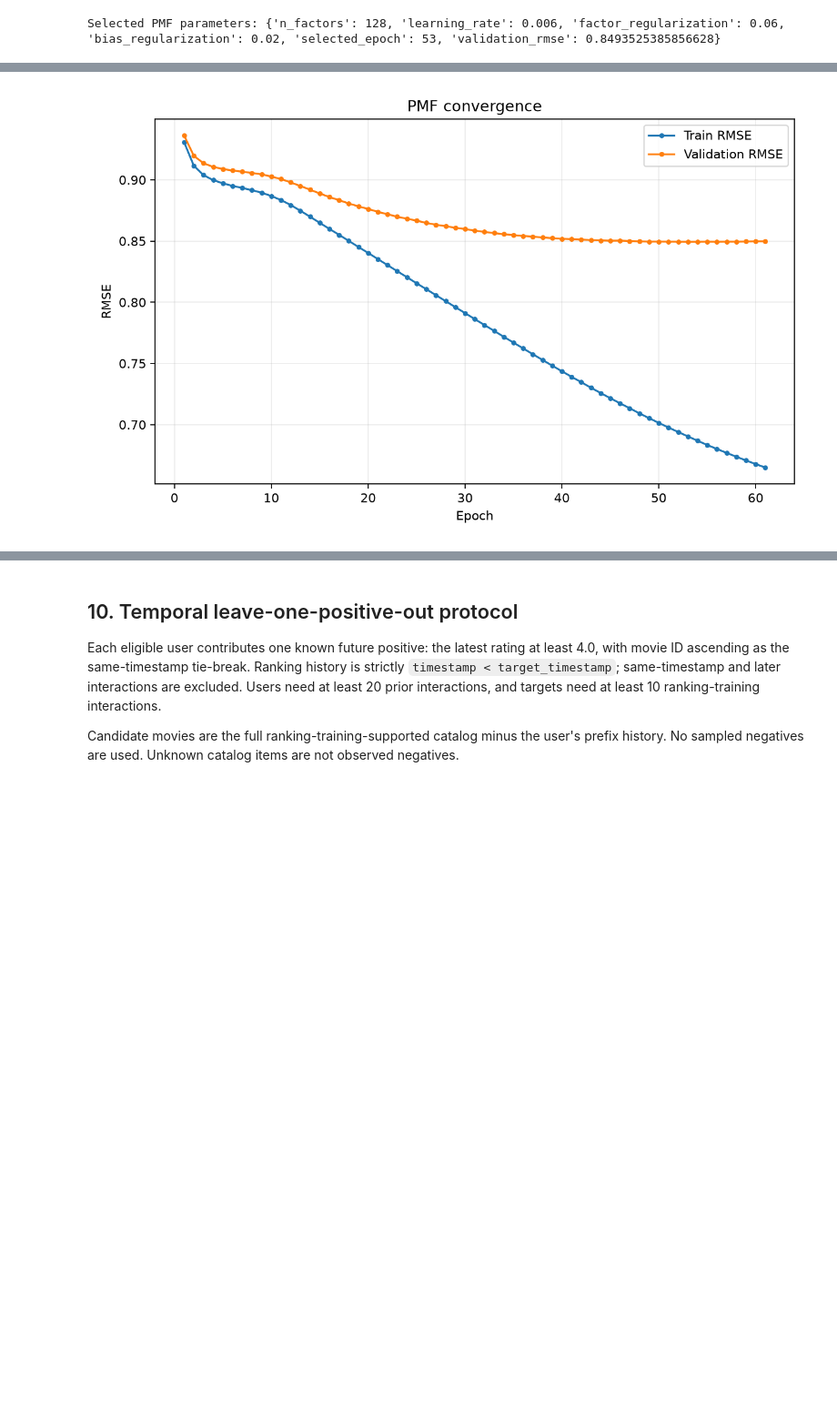
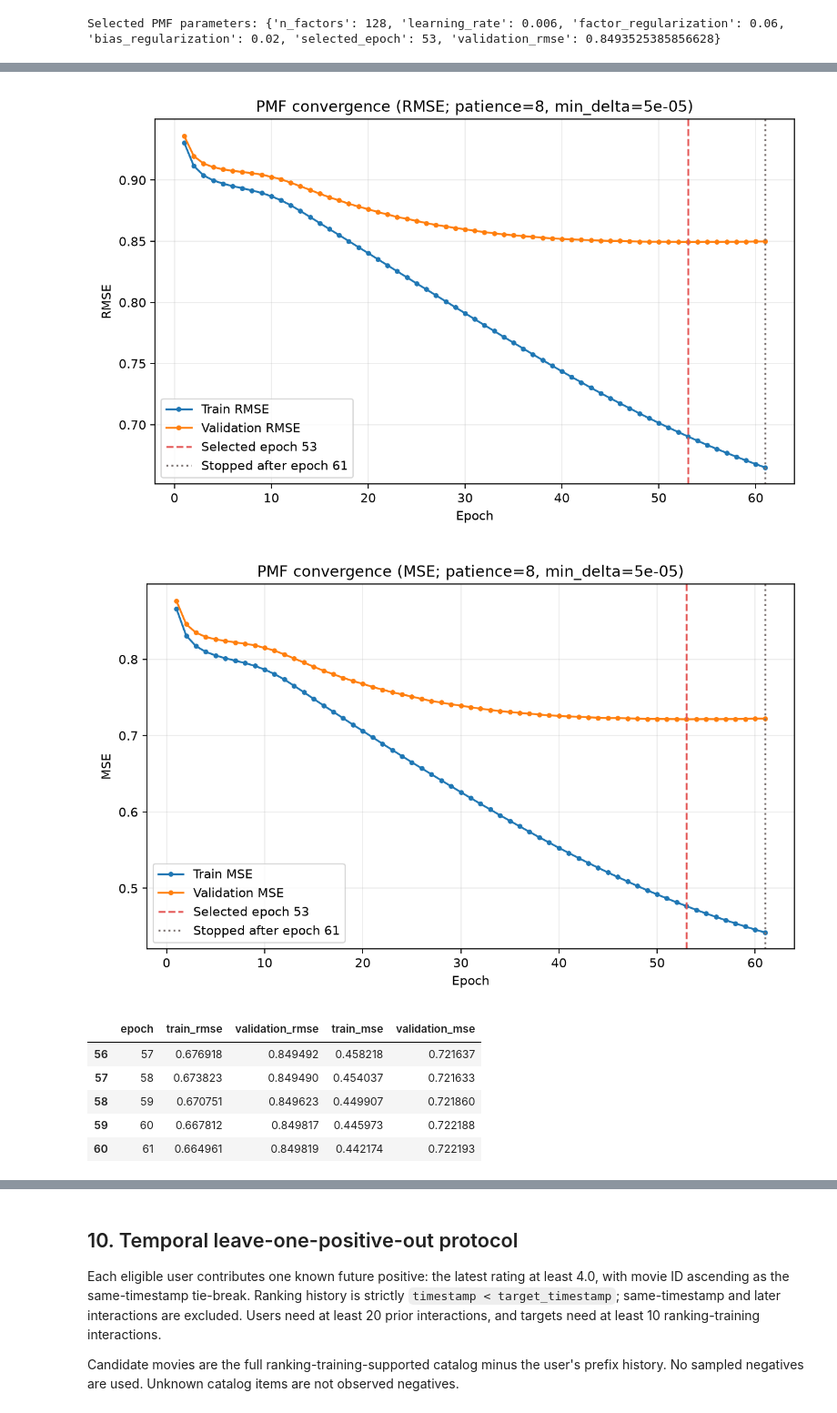
Before and after one commit to legion2440/matrix-factorization, a Jupyter notebook: Movie_Recommender_System.ipynb, the cells around one changed output, grey strips where cells are left out. Shown at 91% size. Drawn from its saved outputs; the diff is of its cells as text; code cells hidden in the pictures; blank space fills up the shorter version.

```diff
--- a/Movie_Recommender_System.ipynb
+++ b/Movie_Recommender_System.ipynb
@@ -13,6 +13,16 @@ import pandas as pd
 from IPython.display import Image, Markdown, display
 
 from utils.data_loader import load_movielens
+from utils.eda import (
+    aggregate_genre_statistics,
+    aggregate_temporal_ratings,
+    demographic_distributions,
+)
+from utils.rating_ranking_analysis import (
+    build_rating_table,
+    load_rating_ranking_analysis,
+    plot_rating_ranking_tradeoff,
+)
 
 ROOT = Path.cwd()
 REPORTS = ROOT / "reports"
@@ -34,6 +44,7 @@ item_knn_tuning = load_json(REPORTS / "item_knn_tuning.json")
 ranking_protocol = load_json(REPORTS / "ranking_protocol.json")
 ranking_metrics = load_json(REPORTS / "ranking_metrics.json")
 evaluated_users = load_json(REPORTS / "evaluated_users.json")
+pmf_convergence = load_json(REPORTS / "pmf_convergence.json")
 
 svd_tuning = pd.read_json(REPORTS / "svd_tuning.json")
 pmf_tuning = pd.read_json(REPORTS / "pmf_tuning.json")
@@ -224,8 +373,18 @@ exactly the same frozen epoch count and never tunes against ranking targets.
 # %%
-display(Image(filename=str(REPORTS / "pmf_convergence.png")))
+display(Image(filename=str(REPORTS / "pmf_convergence_rmse.png")))
+display(Image(filename=str(REPORTS / "pmf_convergence_mse.png")))
+display(pd.DataFrame(pmf_convergence["history"]).tail())
 pmf_metadata = load_json(REPORTS / "pmf_factors" / "metadata.json")
 print("Final refit epochs:", pmf_metadata["config"]["epochs"])
+print("Early stopping:", pmf_convergence["early_stopping"])
 print("Search diagnostics:", metrics["pmf_search_diagnostics"])
 # %% [output]
-[figure, old version]
+[figure, new version]
+[figure, added]
+|  | epoch | train_rmse | validation_rmse | train_mse | validation_mse |
+| 56 | 57 | 0.676918 | 0.849492 | 0.458218 | 0.721637 |
+| 57 | 58 | 0.673823 | 0.849490 | 0.454037 | 0.721633 |
+| 58 | 59 | 0.670751 | 0.849623 | 0.449907 | 0.721860 |
+| 59 | 60 | 0.667812 | 0.849817 | 0.445973 | 0.722188 |
+| 60 | 61 | 0.664961 | 0.849819 | 0.442174 | 0.722193 |
 Final refit epochs: 53
```
Also changed, not shown: parts of 33 cells of this notebook, 36 other files.
